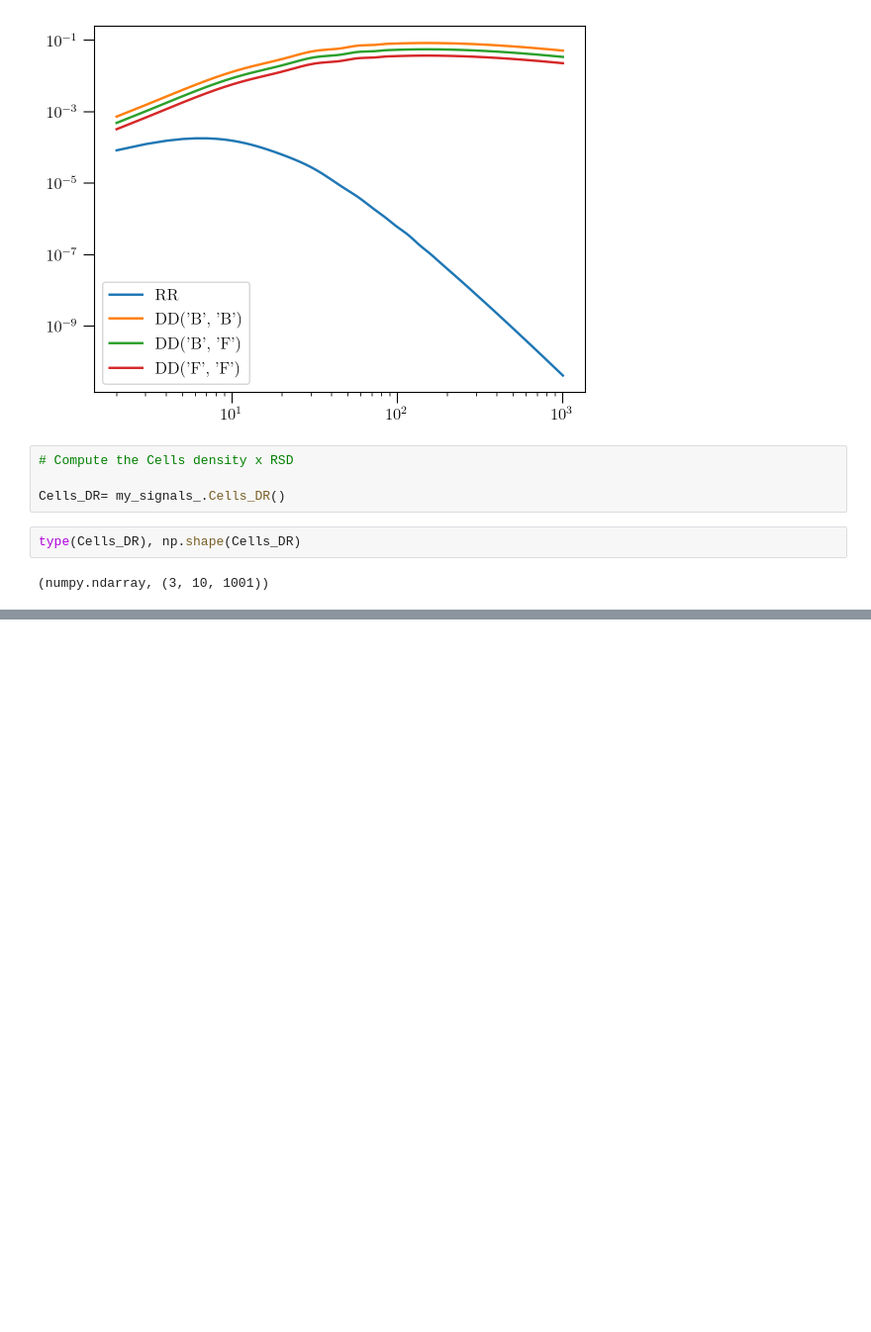
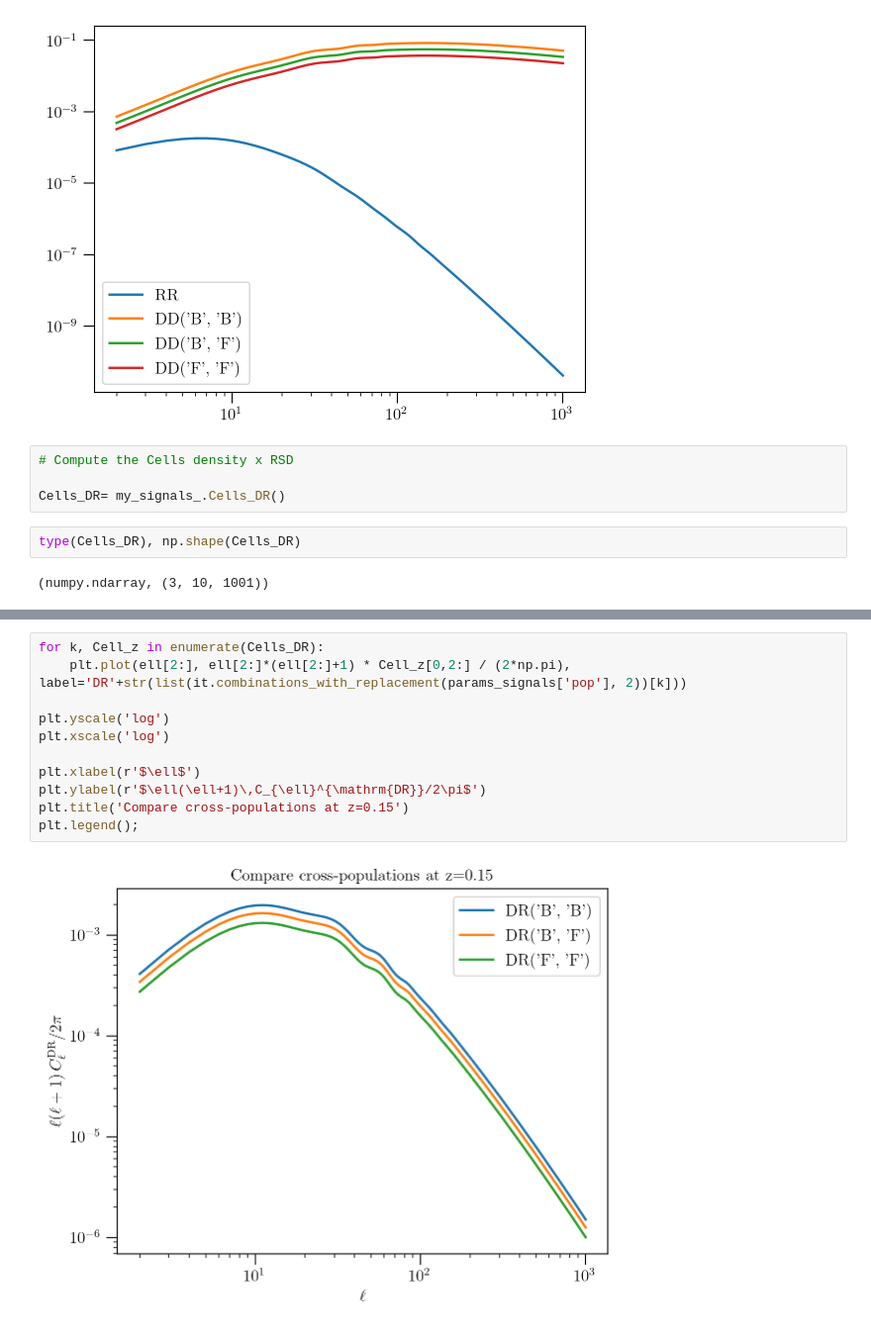
Before and after one commit to PaulineGorbatchev/C_ells, a Jupyter notebook: test_signals.ipynb, the cells around one changed output, grey strips where cells are left out. Shown at 99% size. Drawn from its saved outputs; the diff is of its cells as text; blank space fills up the shorter version.

```diff
--- a/test_signals.ipynb
+++ b/test_signals.ipynb
@@ -380,0 +407,13 @@ Text(0.5, 1.0, 'Bright x Bright')
+# %%
+for k, Cell_z in enumerate(Cells_DR):
+    plt.plot(ell[2:], ell[2:]*(ell[2:]+1) * Cell_z[0,2:] / (2*np.pi), label='DR'+str(list(it.combinations_with_replacement(params_signals['pop'], 2))[k]))
+
+plt.yscale('log')
+plt.xscale('log')
+
+plt.xlabel(r'$\ell$')
+plt.ylabel(r'$\ell(\ell+1)\,C_{\ell}^{\mathrm{DR}}/2\pi$')
+plt.title('Compare cross-populations at z=0.15')
+plt.legend();
+# %% [output]
+[figure, added]
```
Also changed, not shown: parts of 4 cells of this notebook.
